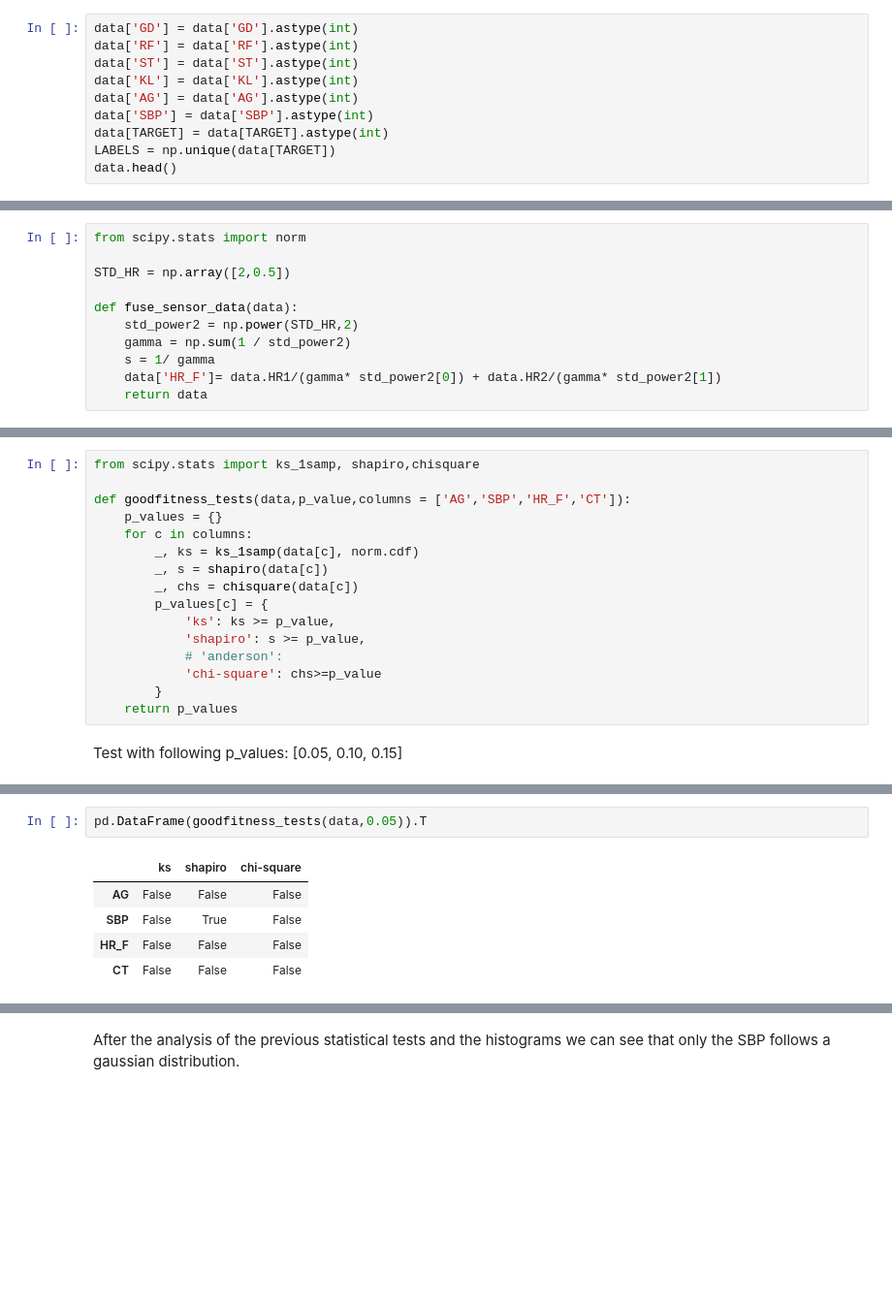
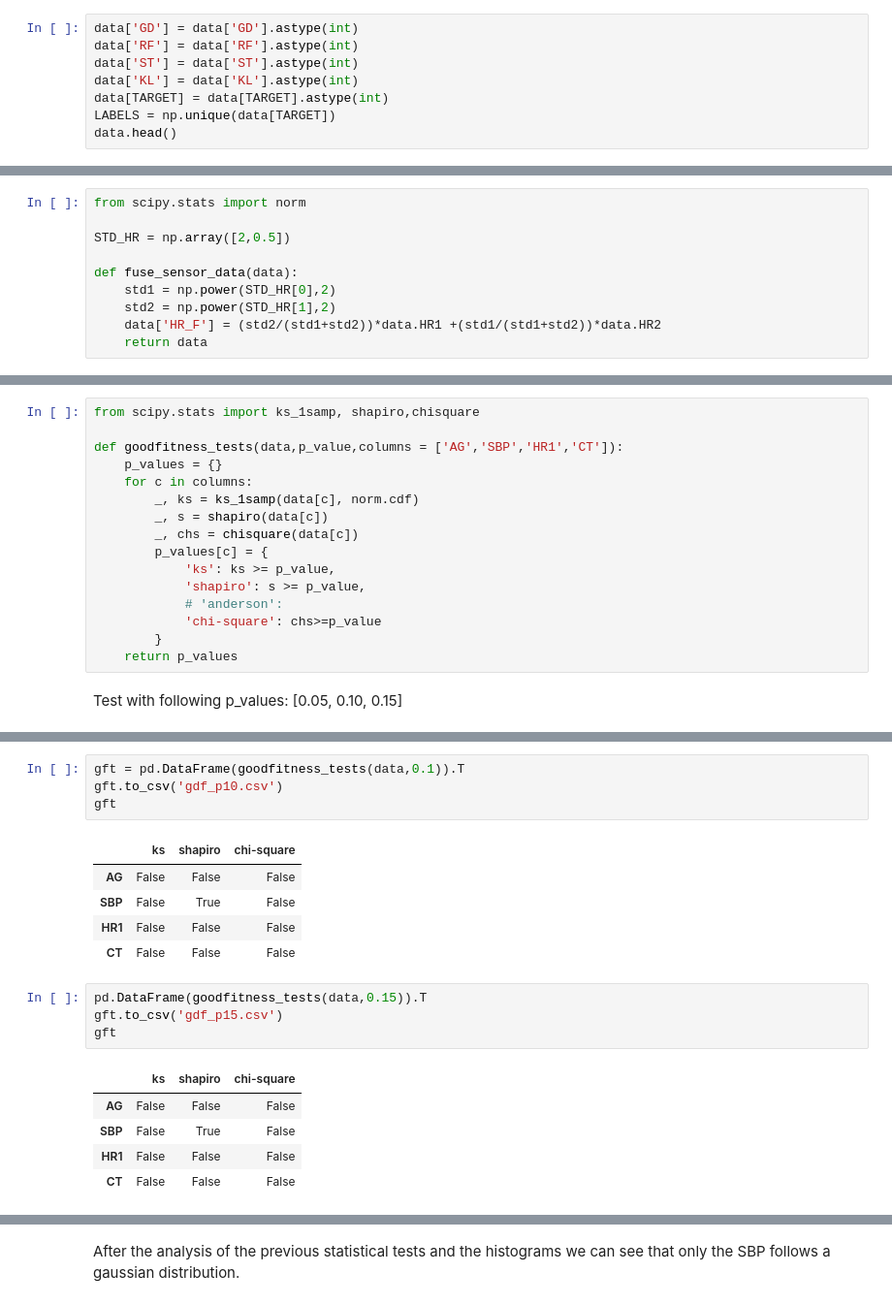
Before and after one commit to therealAlex23/Data-Fusion-in-Data-Analysis, a Jupyter notebook: Part-II/Projeto.ipynb, the cells around one changed output, grey strips where cells are left out. Shown at 97% size. Drawn from its saved outputs; the diff is of its cells as text; blank space fills up the shorter version.

```diff
--- a/Part-II/Projeto.ipynb
+++ b/Part-II/Projeto.ipynb
@@ -68,8 +69,6 @@ data['GD'] = data['GD'].astype(int)
 data['RF'] = data['RF'].astype(int)
 data['ST'] = data['ST'].astype(int)
 data['KL'] = data['KL'].astype(int)
-data['AG'] = data['AG'].astype(int)
-data['SBP'] = data['SBP'].astype(int)
 data[TARGET] = data[TARGET].astype(int)
 LABELS = np.unique(data[TARGET])
 data.head()
@@ -121,10 +121,9 @@ from scipy.stats import norm
 STD_HR = np.array([2,0.5])
 
 def fuse_sensor_data(data):
-    std_power2 = np.power(STD_HR,2)
-    gamma = np.sum(1 / std_power2)
-    s = 1/ gamma
-    data['HR_F']= data.HR1/(gamma* std_power2[0]) + data.HR2/(gamma* std_power2[1])
+    std1 = np.power(STD_HR[0],2)
+    std2 = np.power(STD_HR[1],2)
+    data['HR_F'] = (std2/(std1+std2))*data.HR1 +(std1/(std1+std2))*data.HR2
     return data
 # %%
 data = fuse_sensor_data(data)
@@ -216,7 +239,7 @@ Reference: https://www.statisticshowto.com/goodness-of-fit-test/
 # %%
 from scipy.stats import ks_1samp, shapiro,chisquare
 
-def goodfitness_tests(data,p_value,columns = ['AG','SBP','HR_F','CT']):
+def goodfitness_tests(data,p_value,columns = ['AG','SBP','HR1','CT']):
     p_values = {}
     for c in columns:
         _, ks = ks_1samp(data[c], norm.cdf)
@@ -234,8 +267,20 @@ Test with following p_values: [0.05, 0.10, 0.15]
+# %%
+gft = pd.DataFrame(goodfitness_tests(data,0.1)).T
+gft.to_csv('gdf_p10.csv')
+gft
+# %% [output]
+|  | ks | shapiro | chi-square |
+| AG | False | False | False |
+| SBP | False | True | False |
+| HR1 | False | False | False |
+| CT | False | False | False |
 # %%
-pd.DataFrame(goodfitness_tests(data,0.05)).T
+pd.DataFrame(goodfitness_tests(data,0.15)).T
+gft.to_csv('gdf_p15.csv')
+gft
 # %% [output]
 |  | ks | shapiro | chi-square |
 | AG | False | False | False |
 | SBP | False | True | False |
-| HR_F | False | False | False |
+| HR1 | False | False | False |
 | CT | False | False | False |
```
Also changed, not shown: parts of 34 cells of this notebook, 10 other files.
